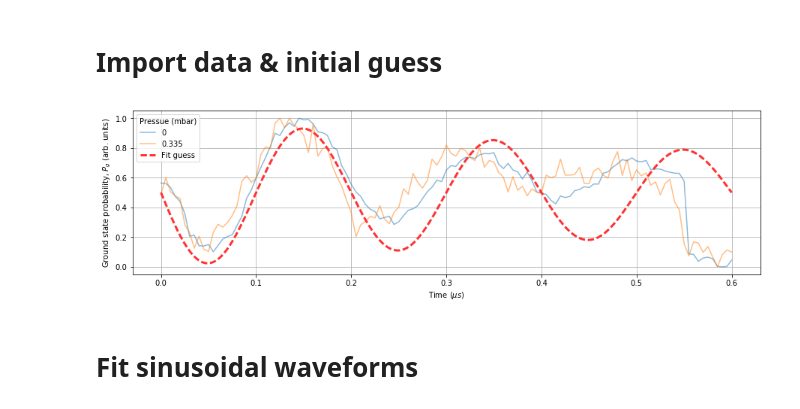
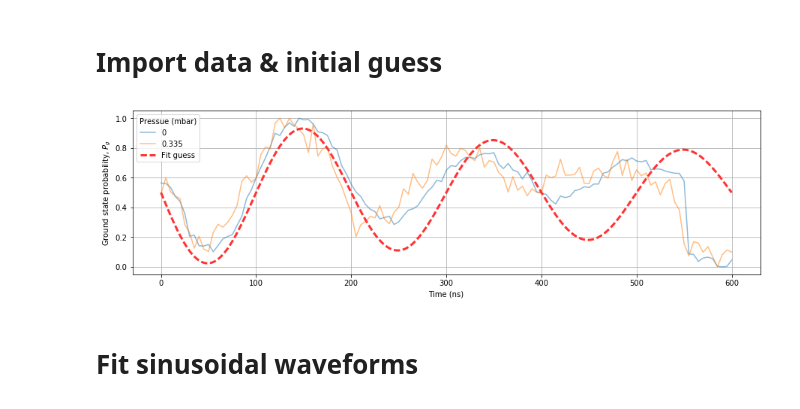
Before and after one commit to aa-morgan/rydberg-general, a Jupyter notebook: nh3_collisions/ramsey_fit.ipynb, the cells around one changed output. Saved outputs shown, nothing was run; the diff lists cells and outputs as text; code cells hidden in the pictures.

```diff
--- a/nh3_collisions/ramsey_fit.ipynb
+++ b/nh3_collisions/ramsey_fit.ipynb
@@ -44,39 +44,40 @@ def ramsey_fit_test(date, file_numbers, pressures=[], pressure_errors=[], guess=
         file_path = "SR" + date + "_"
         full_paths = create_filepaths(file_numbers, file_path)
     else:
         file_path = "C:\data\\" + date + "\\SR" + date + "_"
         full_paths = create_filepaths(file_numbers, file_path)
 
     if pressures == []: pressures = np.arange(1, len(full_paths)+1, 1)
 
     matplotlib.rcParams['figure.figsize'] = figSize
     min_time, max_time = 0, 0
+    timeScale = 1000
     for i, path in enumerate(full_paths):
         data = np.loadtxt(path)
         time = data[:,1] * 1E6
         time = time[crop[0]:len(time)-crop[1]]
         p_g = data[:,4] * 1E9
         p_g = p_g[crop[0]:len(p_g)-crop[1]]
         if normalise:
             p_g = p_g - np.min(p_g)
             p_g = p_g / np.max(p_g)
 
         min_time = np.min([min_time, np.min(time)])
         max_time = np.max([max_time, np.max(time)])
 
-        plt.plot(time, p_g, alpha=0.5, label=str(pressures[i]))
+        plt.plot(time*timeScale, p_g, alpha=0.5, label=str(pressures[i]))
 
     timeSteps = np.linspace(min_time, max_time, 1000)
 
-    plt.plot(timeSteps, decayingSinModel(timeSteps, *guess), '--', lw=3, color=[1.0,0.2,0.2], label='Fit guess')
-    plt.xlabel('Time ($\mu s$)')
-    plt.ylabel('Ground state probability, $P_g$ (arb. units)')
+    plt.plot(timeSteps*timeScale, decayingSinModel(timeSteps, *guess), '--', lw=3, color=[1.0,0.2,0.2], label='Fit guess')
+    plt.xlabel('Time (ns)')
+    plt.ylabel('Ground state probability, $P_g$')
     plt.grid()
     plt.legend(title='Pressue (mbar)')
 
-#ramsey_fit_test(date, file_numbers, pressures, local=True, normalise=True)
+#ramsey_fit_test(date, file_numbers, pressures, local=False, normalise=True)
 # %% [output]
-[figure, old version]
+[figure, new version]
 # %% [markdown]
 # Fit sinusoidal waveforms
 # %%
```
Also changed, not shown: parts of 1 cell of this notebook.
